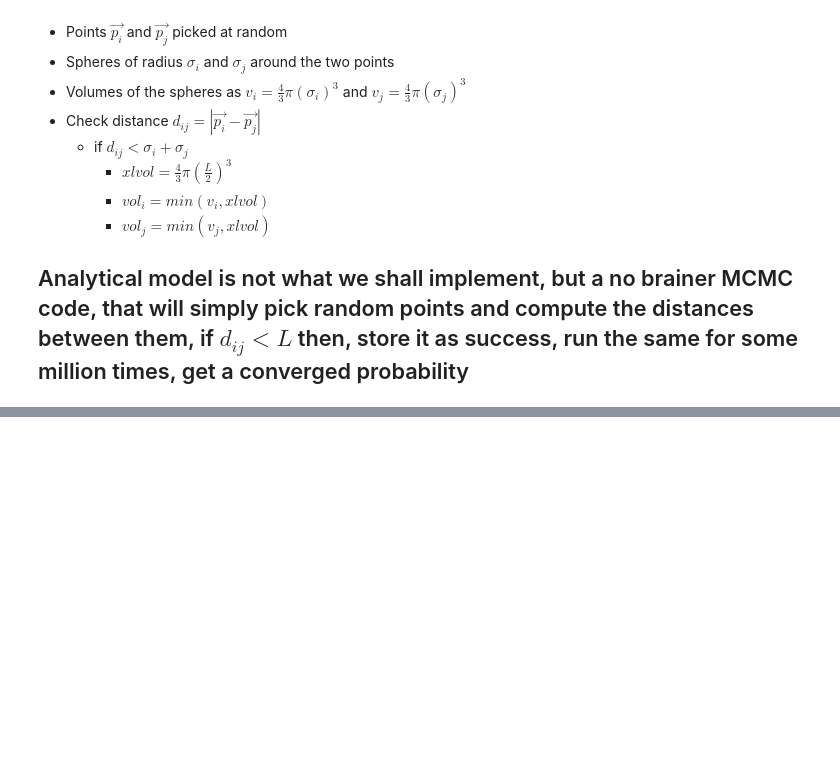
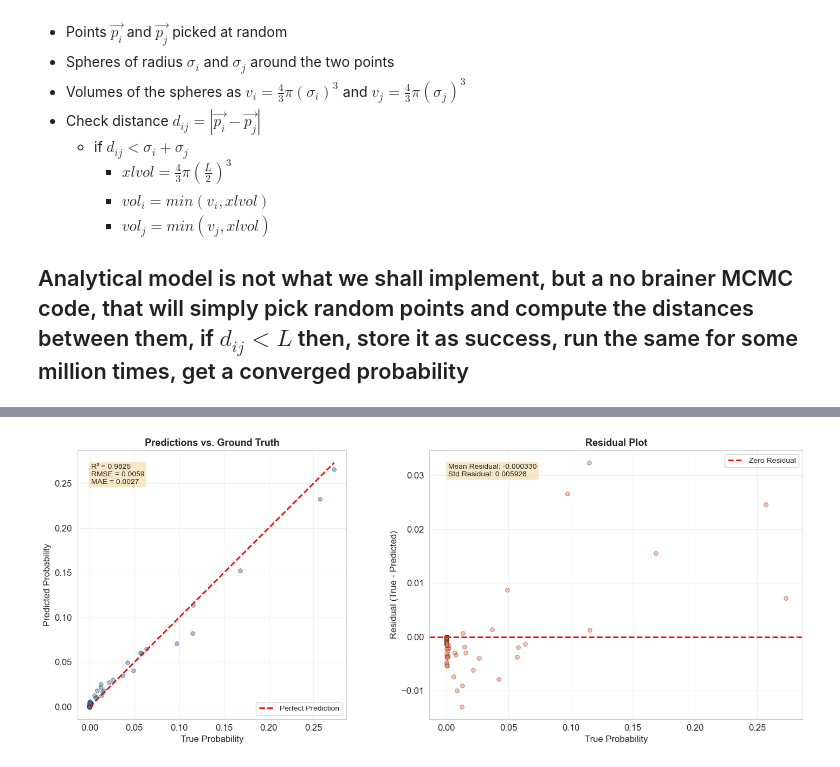
Before and after one commit to sreeganb/tri-center-xls, a Jupyter notebook: bayesian_trifunctional/nn_trifunctional.ipynb, the cells around one changed output, grey strips where cells are left out. Saved outputs shown, nothing was run; the diff lists cells and outputs as text; code cells hidden in the pictures; blank space fills up the shorter version.

```diff
--- a/bayesian_trifunctional/nn_trifunctional.ipynb
+++ b/bayesian_trifunctional/nn_trifunctional.ipynb
@@ -385,0 +1429,75 @@ Saved visualization to output_figures/configurations_visualization.pdf
+# %%
+# ===================================================================
+# PART 11: VISUALIZATION OF PREDICTIONS
+# ===================================================================
+
+def plot_predictions_vs_truth(predictions, targets, metrics):
+    """
+    Visualize model predictions against ground truth.
+
+    Creates two plots:
+    1. Scatter plot: Predictions vs. True Values
+       - Points on diagonal line = perfect predictions
+       - Spread shows prediction uncertainty
+
+    2. Residual plot: (True - Predicted) vs. True Values
+       - Should be randomly scattered around zero
+       - Patterns indicate systematic bias
+    """
+    fig, axes = plt.subplots(1, 2, figsize=(15, 6))
+
+    # --- Plot 1: Predictions vs. Truth ---
+    ax1 = axes[0]
+
+    # Scatter plot
+    ax1.scatter(targets, predictions, alpha=0.5, s=30, color='steelblue',
+                edgecolors='black', linewidth=0.5)
+
+    # Perfect prediction line (y=x)
+    min_val = min(targets.min(), predictions.min())
+    max_val = max(targets.max(), predictions.max())
+    ax1.plot([min_val, max_val], [min_val, max_val],
+             'r--', linewidth=2, label='Perfect Prediction')
+
+    ax1.set_xlabel('True Probability', fontsize=12)
+    ax1.set_ylabel('Predicted Probability', fontsize=12)
+    ax1.set_title('Predictions vs. Ground Truth', fontsize=13, fontweight='bold')
+    ax1.legend(fontsize=10)
+    ax1.grid(True, alpha=0.3)
+    ax1.set_aspect('equal')
+
+    # Add metrics text
+    metrics_text = f"R² = {metrics['R²']:.4f}\nRMSE = {metrics['RMSE']:.4f}\nMAE = {metrics['MAE']:.4f}"
+    ax1.text(0.05, 0.95, metrics_text, transform=ax1.transAxes,
+             fontsize=10, verticalalignment='top',
+             bbox=dict(boxstyle='round', facecolor='wheat', alpha=0.7))
+
+    # --- Plot 2: Residuals ---
+    ax2 = axes[1]
+
+    residuals = targets - predictions
+
+    ax2.scatter(targets, residuals, alpha=0.5, s=30, color='coral',
+                edgecolors='black', linewidth=0.5)
+    ax2.axhline(0, color='red', linestyle='--', linewidth=2, label='Zero Residual')
+
+    ax2.set_xlabel('True Probability', fontsize=12)
+    ax2.set_ylabel('Residual (True - Predicted)', fontsize=12)
+    ax2.set_title('Residual Plot', fontsize=13, fontweight='bold')
+    ax2.legend(fontsize=10)
+    ax2.grid(True, alpha=0.3)
+
+    # Add statistics
+    mean_residual = np.mean(residuals)
+    std_residual = np.std(residuals)
+    ax2.text(0.05, 0.95, f"Mean Residual: {mean_residual:.6f}\nStd Residual: {std_residual:.6f}",
+             transform=ax2.transAxes, fontsize=10, verticalalignment='top',
+             bbox=dict(boxstyle='round', facecolor='wheat', alpha=0.7))
+
+    plt.tight_layout()
+    return fig
+
+fig_pred = plot_predictions_vs_truth(predictions, targets, metrics)
+plt.show()
+# %% [output]
+[figure, added]
```
Also changed, not shown: parts of 15 cells of this notebook.
